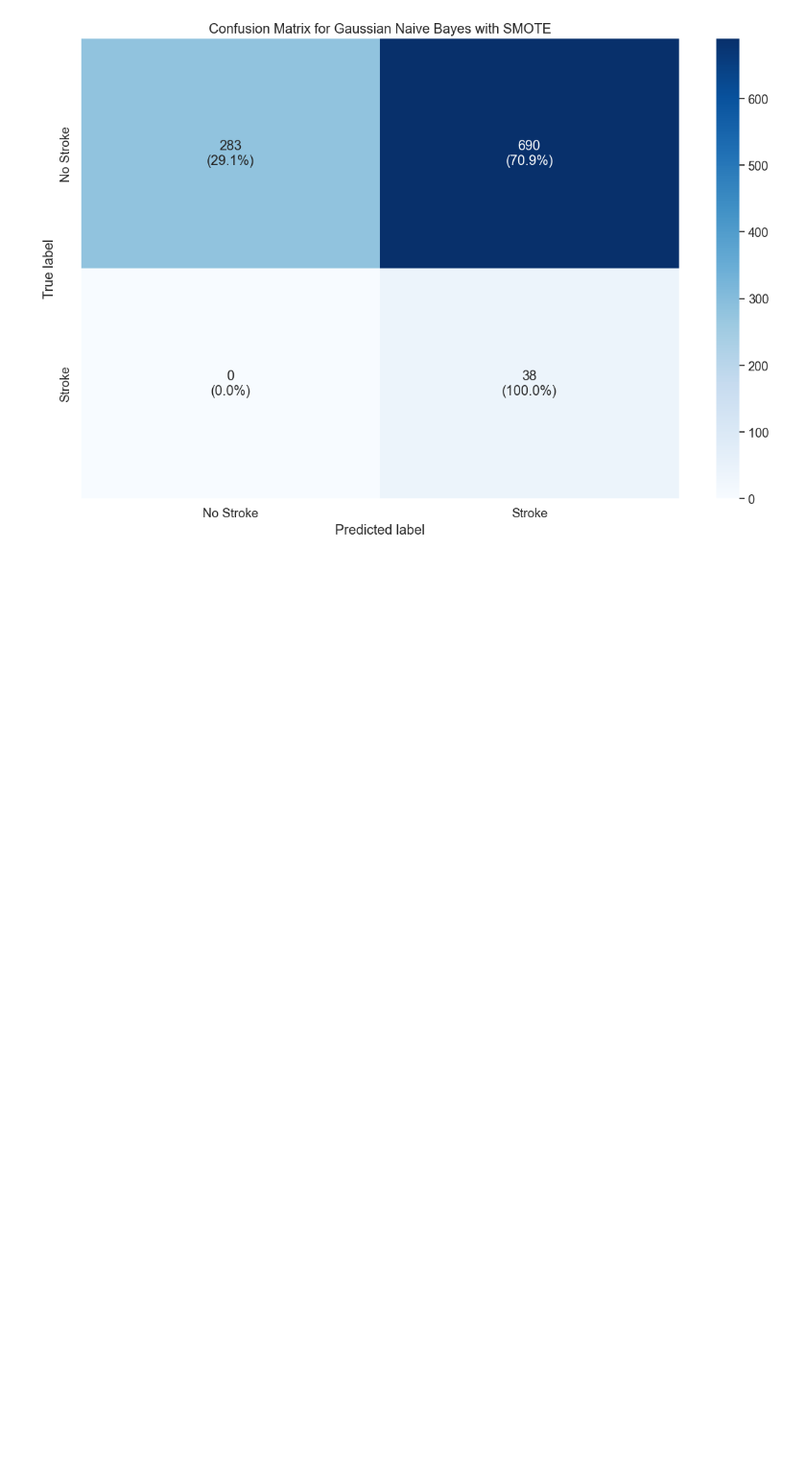
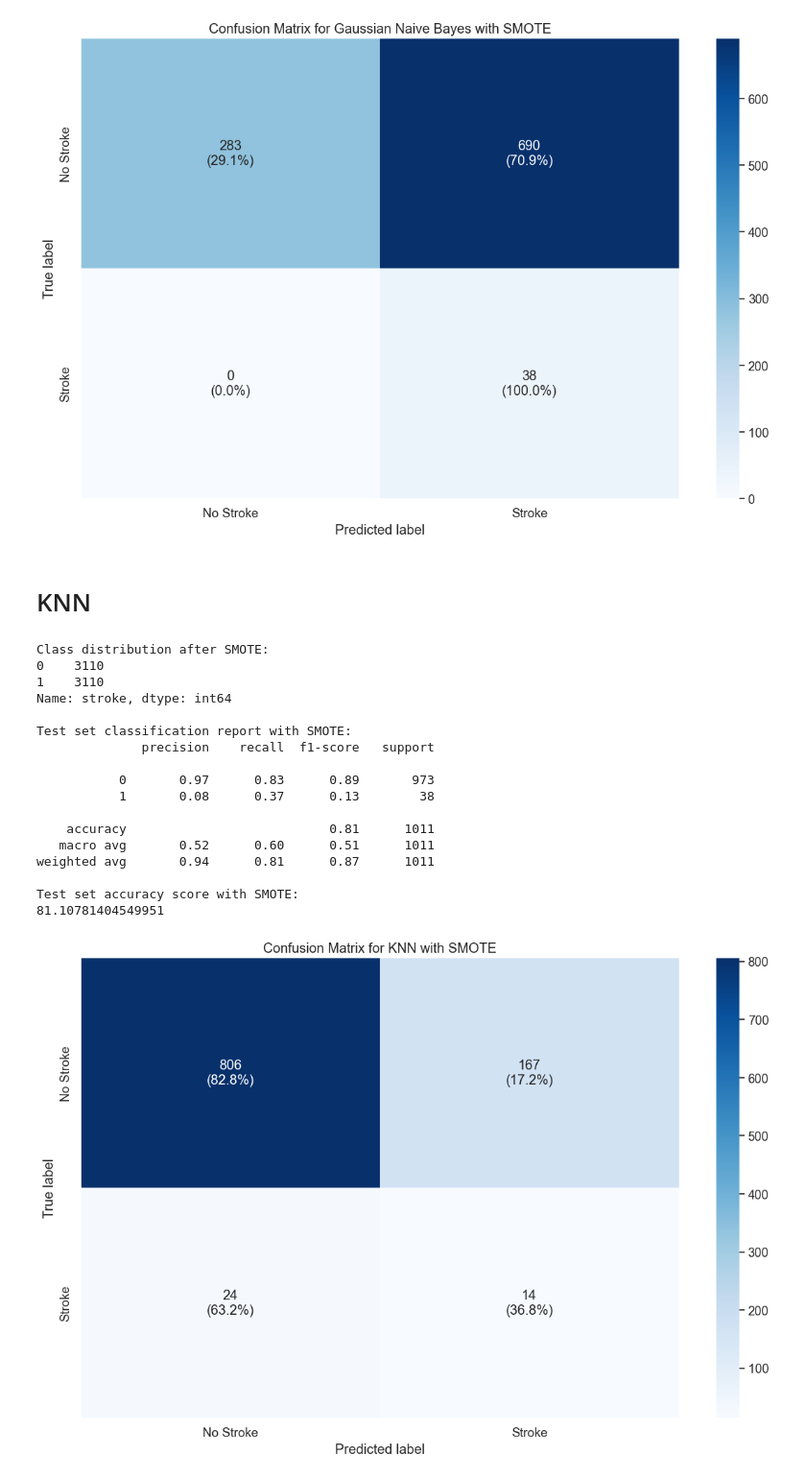
Before and after one commit to marwannour1/stroke_prediction, a Jupyter notebook: main.ipynb, the cells around one changed output. Shown at 96% size. Drawn from its saved outputs; the diff is of its cells as text; code cells hidden in the pictures; blank space fills up the shorter version.

```diff
--- a/main.ipynb
+++ b/main.ipynb
@@ -1445,3 +1445,72 @@ weighted avg       0.78      0.64      0.59      6220
 Training set accuracy score:
 64.22829581993568
 [figure]
+# %% [markdown]
+KNN
+===
+# %%
+# KNN Classifier
+from sklearn.neighbors import KNeighborsClassifier
+from sklearn.metrics import classification_report, confusion_matrix, accuracy_score
+
+# Initialize KNN classifier
+knn = KNeighborsClassifier(n_neighbors=5)  # You can adjust n_neighbors
+
+
+# Handle class imbalance with SMOTE
+from imblearn.over_sampling import SMOTE
+
+# Apply SMOTE to training data
+smote = SMOTE(random_state=42)
+X_train_smote, y_train_smote = smote.fit_resample(X_train_final, y_train)
+
+# Check class distribution after SMOTE
+print("Class distribution after SMOTE:")
+print(pd.Series(y_train_smote).value_counts())
+
+# Now train your KNN on the balanced data
+knn_smote = KNeighborsClassifier(n_neighbors=5)
+knn_smote.fit(X_train_smote, y_train_smote)
+
+# Test performance on imbalanced test data
+y_pred_smote = knn_smote.predict(X_test_final)
+print("\nTest set classification report with SMOTE:")
+print(classification_report(y_test, y_pred_smote))
+print("Test set accuracy score with SMOTE:")
+print(accuracy_score(y_test, y_pred_smote) * 100)
+# Plot confusion matrix for KNN with SMOTE
+cm_knn_smote = confusion_matrix(y_test, y_pred_smote)
+cm_percentage_knn_smote = cm_knn_smote.astype('float') / cm_knn_smote.sum(axis=1)[:, np.newaxis] * 100
+annotations_knn_smote = np.empty_like(cm_knn_smote, dtype=object)
+for i in range(len(cm_knn_smote)):
+  for j in range(len(cm_knn_smote[i])):
+    annotations_knn_smote[i, j] = f"{cm_knn_smote[i, j]}\n({cm_percentage_knn_smote[i, j]:.1f}%)"
+
+sns.heatmap(cm_knn_smote, annot=annotations_knn_smote, fmt="", cmap=plt.cm.Blues,
+      xticklabels=['No Stroke', 'Stroke'],
+      yticklabels=['No Stroke', 'Stroke'])
+plt.title('Confusion Matrix for KNN with SMOTE')
+plt.xlabel('Predicted label')
+plt.ylabel('True label')
+
+plt.tight_layout()
+plt.show()
+# %% [output]
+Class distribution after SMOTE:
+0    3110
+1    3110
+Name: stroke, dtype: int64
+
+Test set classification report with SMOTE:
+              precision    recall  f1-score   support
+
+           0       0.97      0.83      0.89       973
+           1       0.08      0.37      0.13        38
+
+    accuracy                           0.81      1011
+   macro avg       0.52      0.60      0.51      1011
+weighted avg       0.94      0.81      0.87      1011
+
+Test set accuracy score with SMOTE:
+81.10781404549951
+[figure, added]
```
Also changed, not shown: parts of 3 cells of this notebook.
